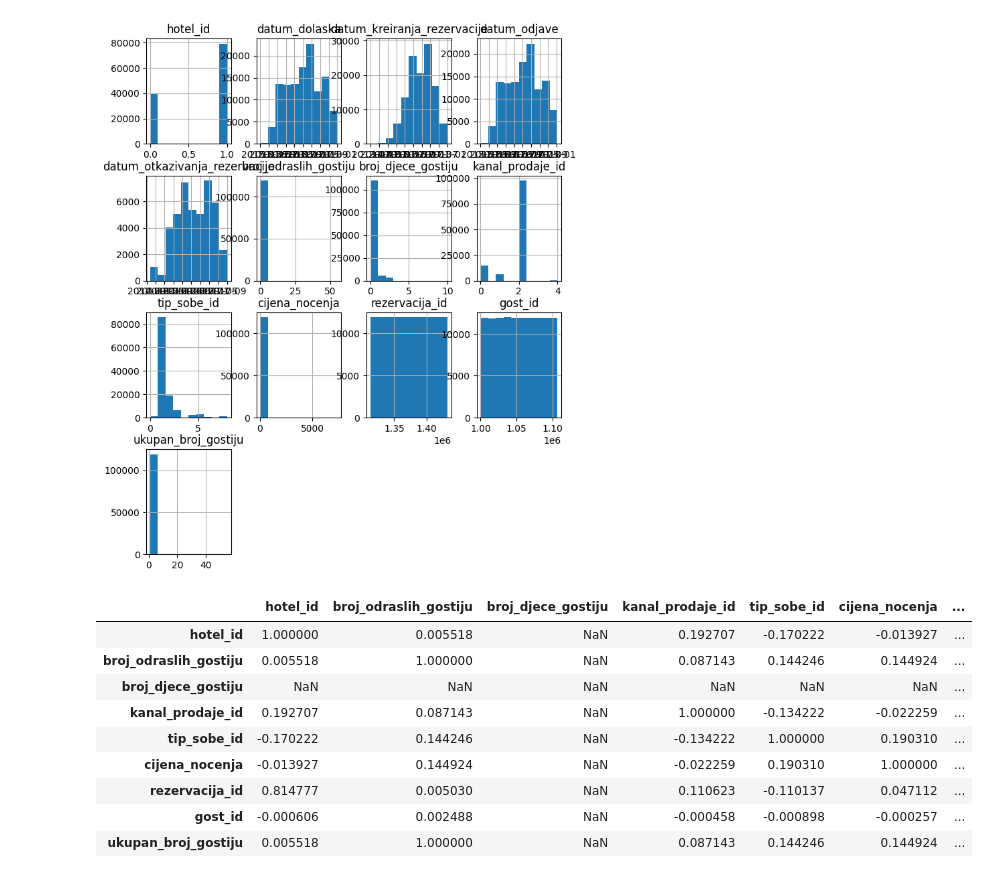
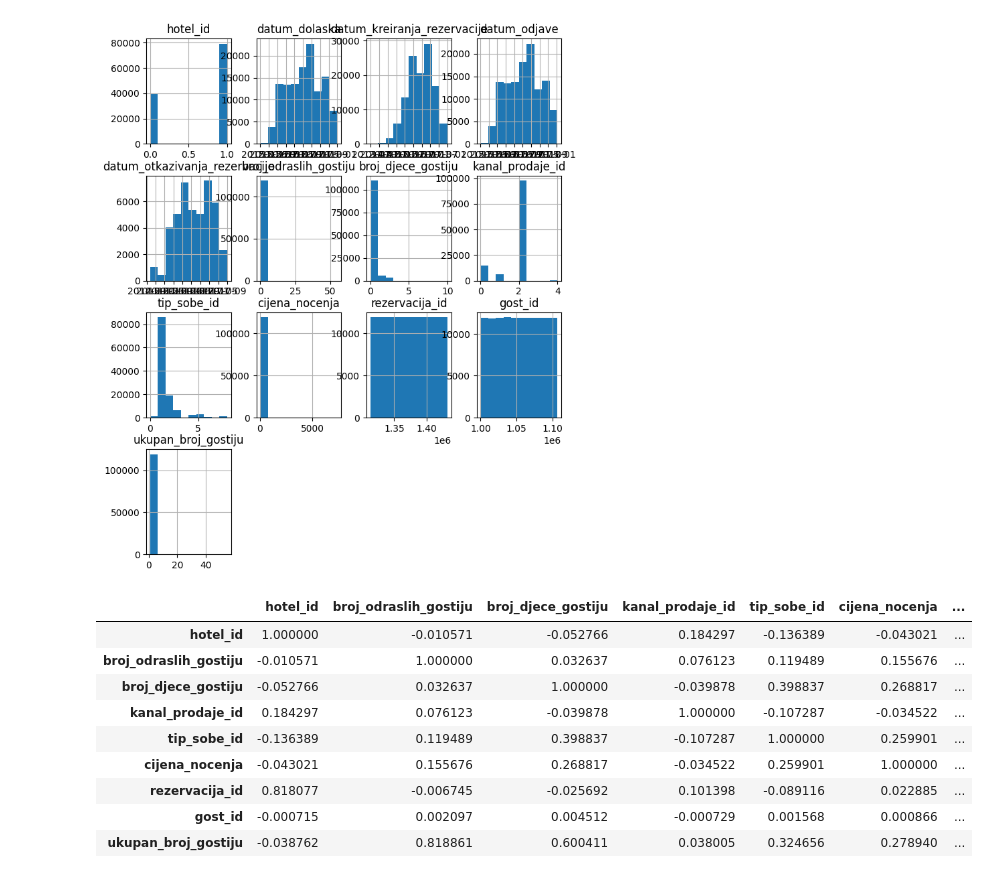
Before and after one commit to Matija-Kukic/lumen, a Jupyter notebook: data_cleanup/processing/processing_by_numer_of_guests/analiza_broj_gostiju.ipynb, the cells around one changed output. Saved outputs shown, nothing was run; the diff lists cells and outputs as text; code cells hidden in the pictures.

```diff
--- a/data_cleanup/processing/processing_by_numer_of_guests/analiza_broj_gostiju.ipynb
+++ b/data_cleanup/processing/processing_by_numer_of_guests/analiza_broj_gostiju.ipynb
@@ -377,20 +377,20 @@ array([[<Axes: title={'center': 'hotel_id'}>,
         <Axes: >, <Axes: >]], dtype=object)
 [figure]
 # %%
-numericki_data = data_bez_djece.select_dtypes(include=['number'])
+numericki_data = data.select_dtypes(include=['number'])
 korelacijska_matrica = numericki_data.corr()
 numericki_data.corr()
 # %% [output]
 |  | hotel_id | broj_odraslih_gostiju | broj_djece_gostiju | kanal_prodaje_id | tip_sobe_id | cijena_nocenja | ... |
-| hotel_id | 1.000000 | 0.005518 | NaN | 0.192707 | -0.170222 | -0.013927 | ... |
-| broj_odraslih_gostiju | 0.005518 | 1.000000 | NaN | 0.087143 | 0.144246 | 0.144924 | ... |
-| broj_djece_gostiju | NaN | NaN | NaN | NaN | NaN | NaN | ... |
-| kanal_prodaje_id | 0.192707 | 0.087143 | NaN | 1.000000 | -0.134222 | -0.022259 | ... |
-| tip_sobe_id | -0.170222 | 0.144246 | NaN | -0.134222 | 1.000000 | 0.190310 | ... |
-| cijena_nocenja | -0.013927 | 0.144924 | NaN | -0.022259 | 0.190310 | 1.000000 | ... |
-| rezervacija_id | 0.814777 | 0.005030 | NaN | 0.110623 | -0.110137 | 0.047112 | ... |
-| gost_id | -0.000606 | 0.002488 | NaN | -0.000458 | -0.000898 | -0.000257 | ... |
-| ukupan_broj_gostiju | 0.005518 | 1.000000 | NaN | 0.087143 | 0.144246 | 0.144924 | ... |
+| hotel_id | 1.000000 | -0.010571 | -0.052766 | 0.184297 | -0.136389 | -0.043021 | ... |
+| broj_odraslih_gostiju | -0.010571 | 1.000000 | 0.032637 | 0.076123 | 0.119489 | 0.155676 | ... |
+| broj_djece_gostiju | -0.052766 | 0.032637 | 1.000000 | -0.039878 | 0.398837 | 0.268817 | ... |
+| kanal_prodaje_id | 0.184297 | 0.076123 | -0.039878 | 1.000000 | -0.107287 | -0.034522 | ... |
+| tip_sobe_id | -0.136389 | 0.119489 | 0.398837 | -0.107287 | 1.000000 | 0.259901 | ... |
+| cijena_nocenja | -0.043021 | 0.155676 | 0.268817 | -0.034522 | 0.259901 | 1.000000 | ... |
+| rezervacija_id | 0.818077 | -0.006745 | -0.025692 | 0.101398 | -0.089116 | 0.022885 | ... |
+| gost_id | -0.000715 | 0.002097 | 0.004512 | -0.000729 | 0.001568 | 0.000866 | ... |
+| ukupan_broj_gostiju | -0.038762 | 0.818861 | 0.600411 | 0.038005 | 0.324656 | 0.278940 | ... |
 # %%
 plt.figure(figsize=(10, 8))
 sns.heatmap(korelacijska_matrica, annot=True, fmt=".2f")
```
Also changed, not shown: parts of 20 cells of this notebook.
